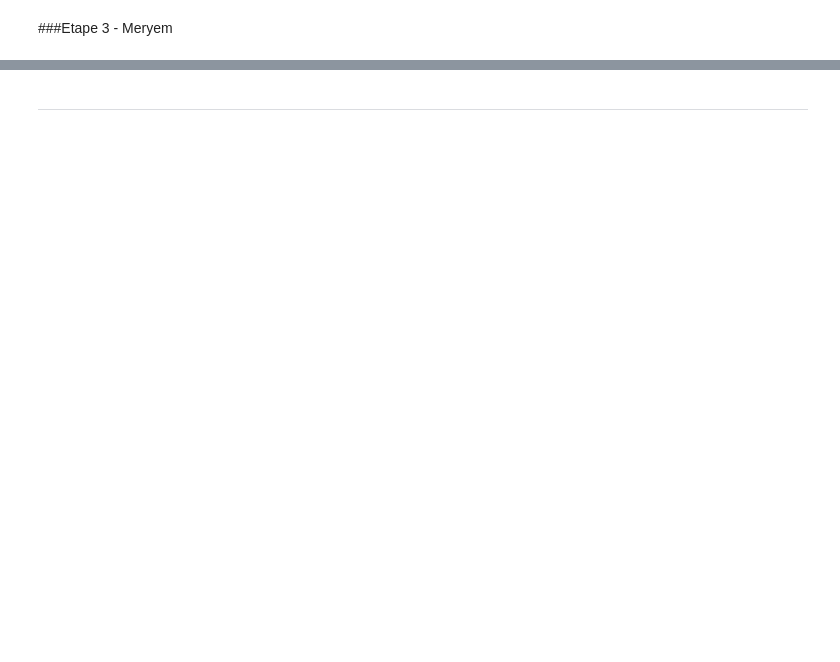
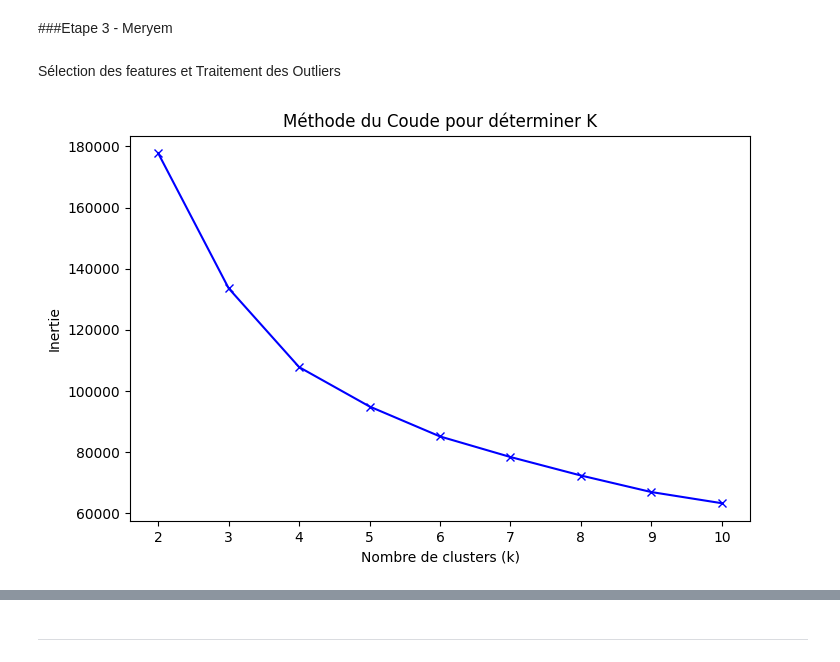
Before and after one commit to fds-imane/Data_Marketing, a Jupyter notebook: data_marketing_part_2.ipynb, the cells around one changed output, grey strips where cells are left out. Cells and saved outputs as stored; diff of their text form; code cells hidden in the pictures; blank space fills up the shorter version.

```diff
--- a/data_marketing_part_2.ipynb
+++ b/data_marketing_part_2.ipynb
@@ -84,0 +11,10 @@ Dans l'urgence, ils sont au bord du désengagement total, il faut les relancer e
+# %%
+import pandas as pd
+import datetime as dt
+
+# Chargement (ajustez le nom du fichier si besoin)
+df = pd.read_csv('transactions_cleaned.csv', parse_dates=['invoice_date'])
+
+# Définition de la date de référence (Snapshot Date)
+snapshot_date = df['invoice_date'].max() + dt.timedelta(days=1)
+print(f"Date de référence : {snapshot_date}")
@@ -152,0 +137,38 @@ display(df_scaled.head())
+# %% [markdown]
+Sélection des features et Traitement des Outliers
+# %%
+import numpy as np
+from sklearn.preprocessing import StandardScaler
+
+scaler = StandardScaler()
+# 1. Supprimer les lignes où le montant est <= 0 (retours/annulations)
+# Ces clients ne peuvent pas être traités par le log et faussent le clustering
+rfm_features = rfm_features[rfm_features['montant'] > 0]
+
+# 2. Supprimer les lignes qui contiendraient encore des NaN par sécurité
+rfm_features = rfm_features.dropna()
+
+# 3. On recommence la préparation
+features = ['recence', 'frequence', 'montant', 'panier_moyen', 'diversite_produits', 'anciennete']
+data_clustering = rfm_features[features].copy()
+
+# Transformation Log + Scaling
+data_log = np.log1p(data_clustering)
+data_scaled = scaler.fit_transform(data_log)
+# %%
+inertia = []
+range_k = range(2, 11)
+
+for k in range_k:
+    kmeans = KMeans(n_clusters=k, random_state=42, n_init=10)
+    kmeans.fit(data_scaled)
+    inertia.append(kmeans.inertia_)
+
+plt.figure(figsize=(8, 5))
+plt.plot(range_k, inertia, 'bx-')
+plt.xlabel('Nombre de clusters (k)')
+plt.ylabel('Inertie')
+plt.title('Méthode du Coude pour déterminer K')
+plt.show()
+# %% [output]
+[figure, added]
```
Also changed, not shown: parts of 75 cells of this notebook.
